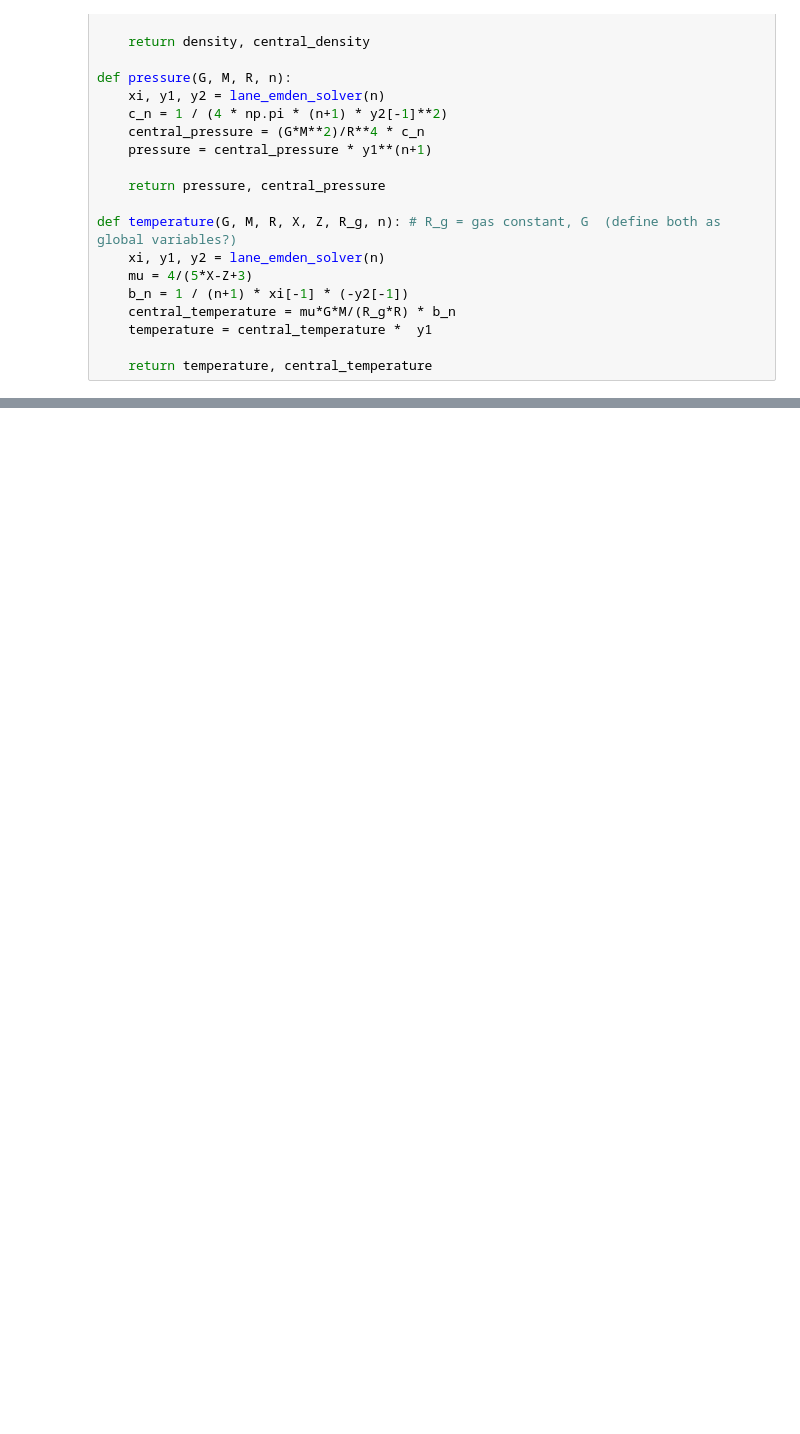
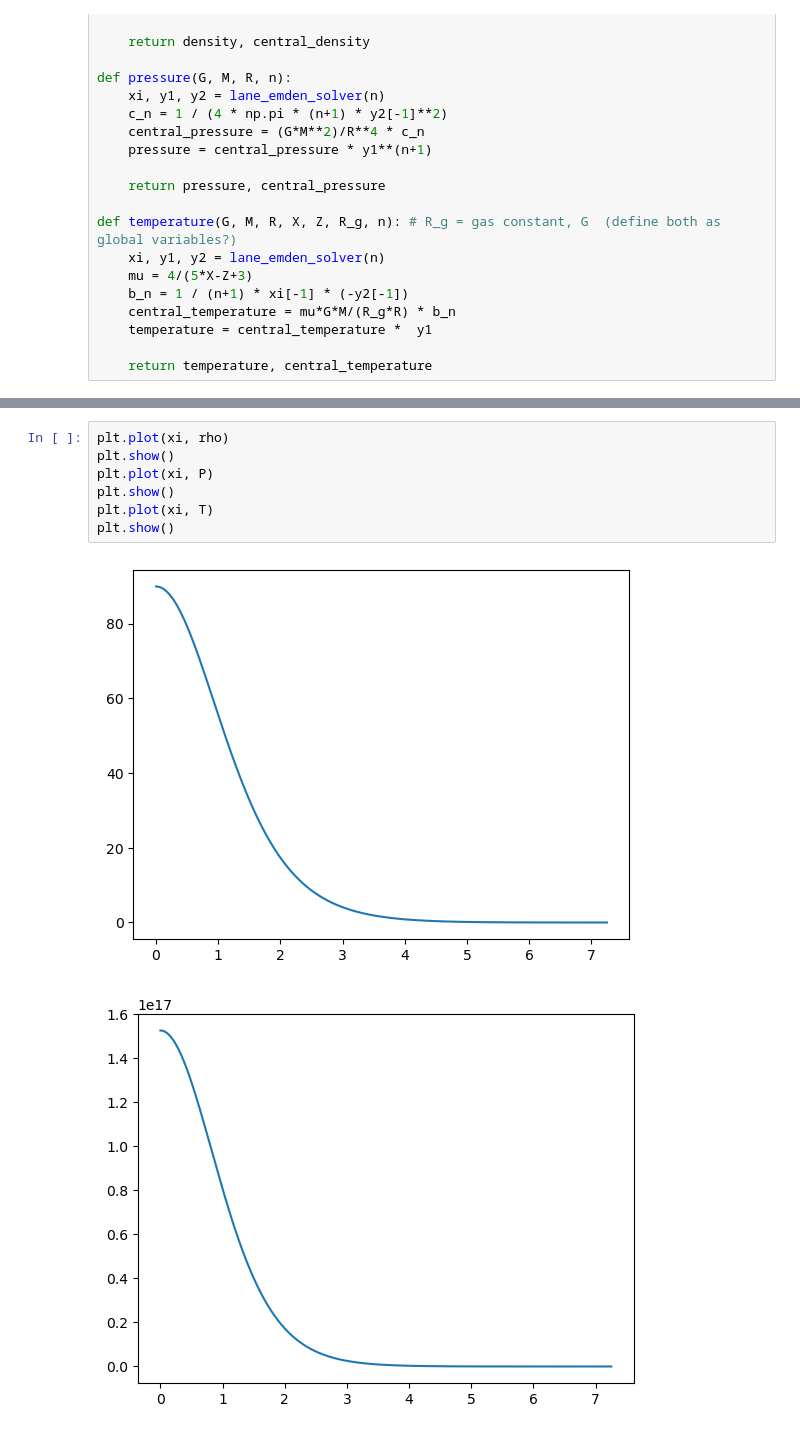
Before and after one commit to rodribro/Computational_Astronomy, a Jupyter notebook: 02_luminosity_polytrope.ipynb, the cells around one changed output, grey strips where cells are left out. Cells and saved outputs as stored; diff of their text form; blank space fills up the shorter version.

```diff
--- a/02_luminosity_polytrope.ipynb
+++ b/02_luminosity_polytrope.ipynb
@@ -82,0 +137,10 @@ def luminosity():
+# %%
+plt.plot(xi, rho)
+plt.show()
+plt.plot(xi, P)
+plt.show()
+plt.plot(xi, T)
+plt.show()
+# %% [output]
+[figure, added]
+[figure, added]
```
Also changed, not shown: parts of 7 cells of this notebook, 2 other files.
